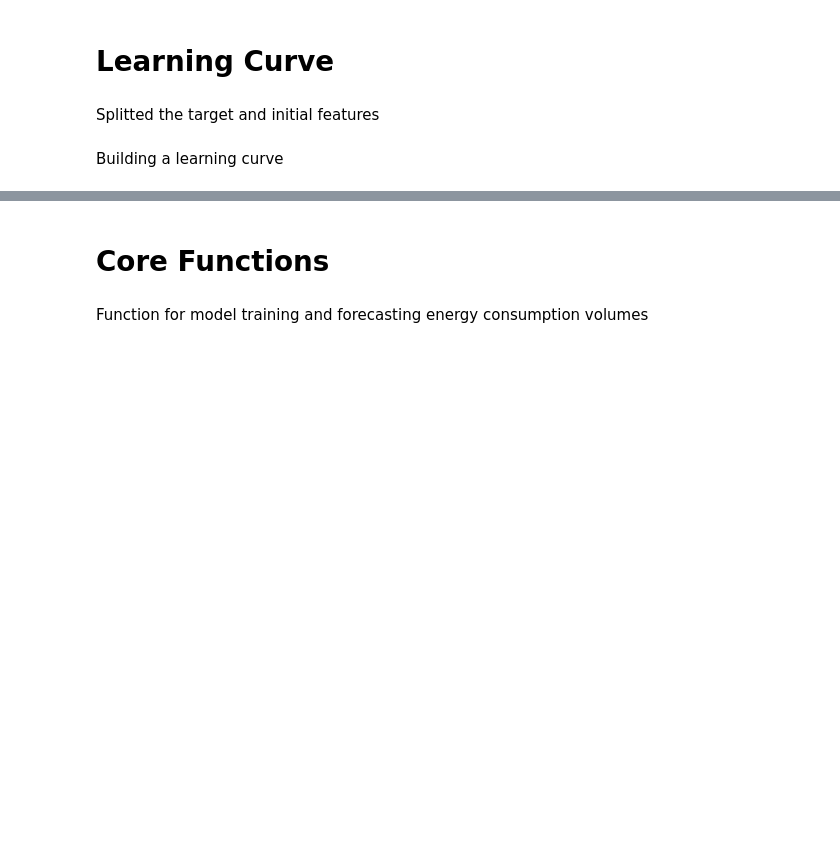
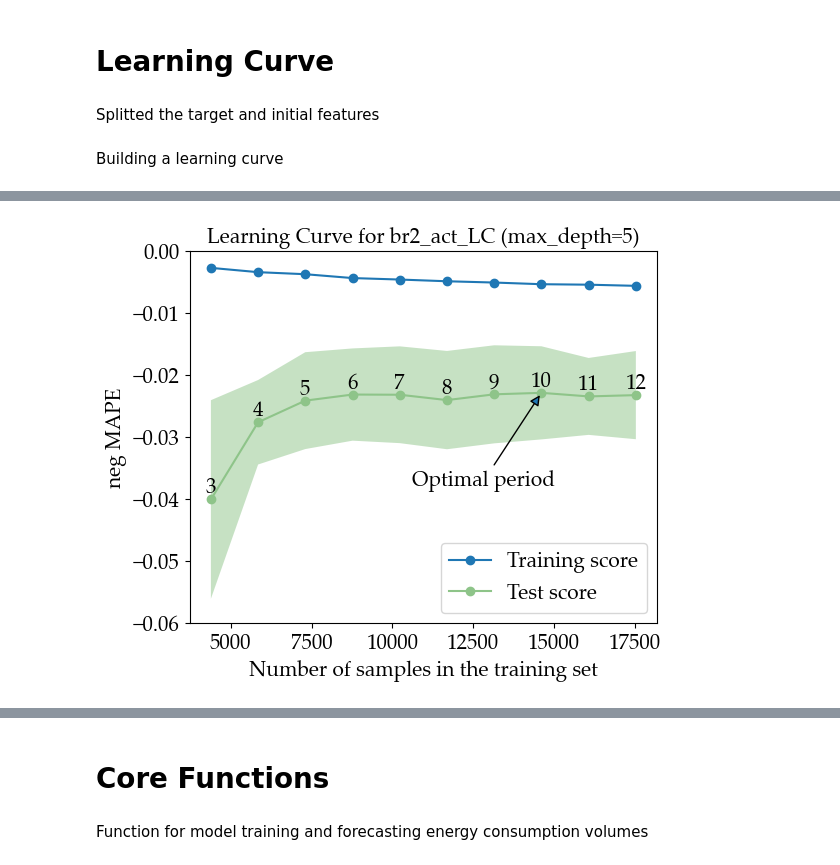
Before and after one commit to caapel/STLF, a Jupyter notebook: br2_act_Learning_Curve.ipynb, the cells around one changed output, grey strips where cells are left out. Cells and saved outputs as stored; diff of their text form; code cells hidden in the pictures; blank space fills up the shorter version.

Commit message:
added TimeSeriesSplit instead of K-fold

```diff
--- a/br2_act_Learning_Curve.ipynb
+++ b/br2_act_Learning_Curve.ipynb
@@ -221,7 +222,7 @@ Splitted the target and initial features
 def X_y_split(df_general, datetime=df_general.Date.iloc[-1]):
 
     # take the maximum available sample for 2025 - 12 years
-    df_train = df_general[(df_general.Date > datetime - timedelta(days=365*7+3, hours=0)) &
+    df_train = df_general[(df_general.Date > datetime - timedelta(days=365*12+3, hours=0)) &
                           (df_general.Date <= datetime)]
 
     return df_train.drop(columns=['Date', 'Volume']), df_train.Volume
@@ -279,0 +231,56 @@ draw_learning_curve(df_general)
+# %%
+%%time
+
+def draw_learning_curve(df_general, max_depth=5, fontsize=15, y_ticks_step = 0.01):
+
+    X, y = X_y_split(df_general)
+
+    model = xgb.XGBRegressor(device = 'cpu',
+                             n_estimators = 200,
+                             max_depth = max_depth)
+    common_params = {
+                     "X": X,
+                     "y": y,
+                     "train_sizes": np.linspace(3/12, 1.0, 10),
+                     "cv": TimeSeriesSplit(n_splits=5),
+                     "scoring": 'neg_mean_absolute_percentage_error',
+                     "n_jobs": -1,
+                     "line_kw": {"marker": "o"},
+                     "std_display_style": "fill_between",
+                     "score_name": "neg MAPE",
+                    }
+
+    plt.rcParams['axes.prop_cycle'] = plt.cycler(color=['#1f77b4', '#8ec489'])
+    plt.rcParams['font.family'] = 'Palatino Linotype'
+    plt.rcParams['font.size'] = fontsize
+
+    fig, ax = plt.subplots(figsize=(6, 5))
+
+    LCD = LearningCurveDisplay.from_estimator(model, **common_params, ax=ax)
+    train_sizes = LCD.train_sizes
+    test_scores = LCD.test_scores
+    mean_test_scores = [test_scores[i].mean() for i in range(len(test_scores))]
+    opt_y = max(mean_test_scores)
+    opt_x = train_sizes[mean_test_scores.index(opt_y)]
+
+    for i in range(len(mean_test_scores)):
+        plt.text(train_sizes[i], mean_test_scores[i], f'{i+3}', ha='center', va='bottom')
+
+
+    plt.annotate('Optimal period', xy=(opt_x, opt_y),
+                 xycoords='data', xytext=(opt_x-4000, opt_y-0.015),
+                 textcoords='data', fontsize=fontsize,
+                 arrowprops=dict(arrowstyle='-|>'))
+
+    ymin, ymax = plt.ylim()
+    plt.yticks(np.arange(round(ymin, 2), 0.001, y_ticks_step))
+
+    plt.title(f'Learning Curve for br2_act_LC (max_depth={max_depth})', fontsize=fontsize)
+    plt.legend(['Training score', 'Test score'], loc='lower right')
+    plt.tight_layout()
+    plt.savefig(f'pictures/br2_Learning_Curve(max_depth={max_depth}).png', dpi = 300, transparent = True)
+    plt.show()
+
+draw_learning_curve(df_general)
+# %% [output]
+[figure, added]
```
Also changed, not shown: parts of 4 cells of this notebook, 3 other files.
